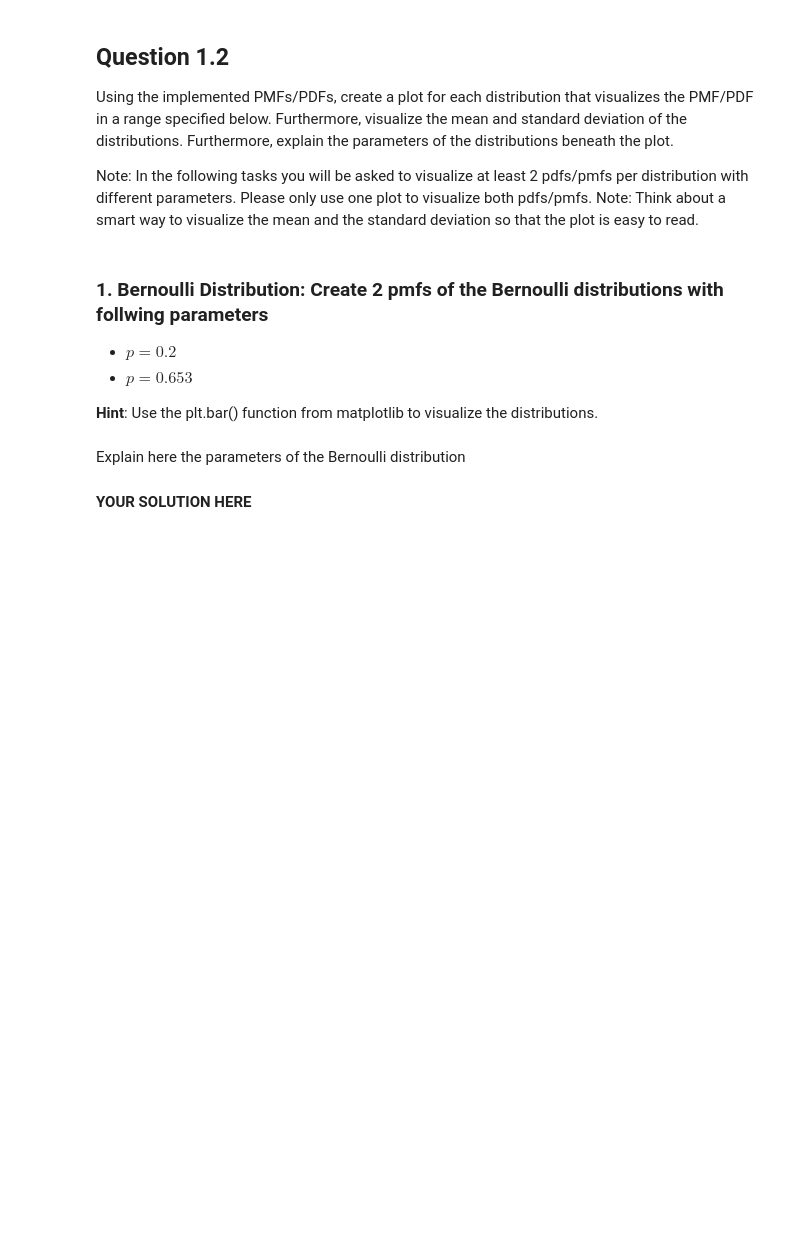
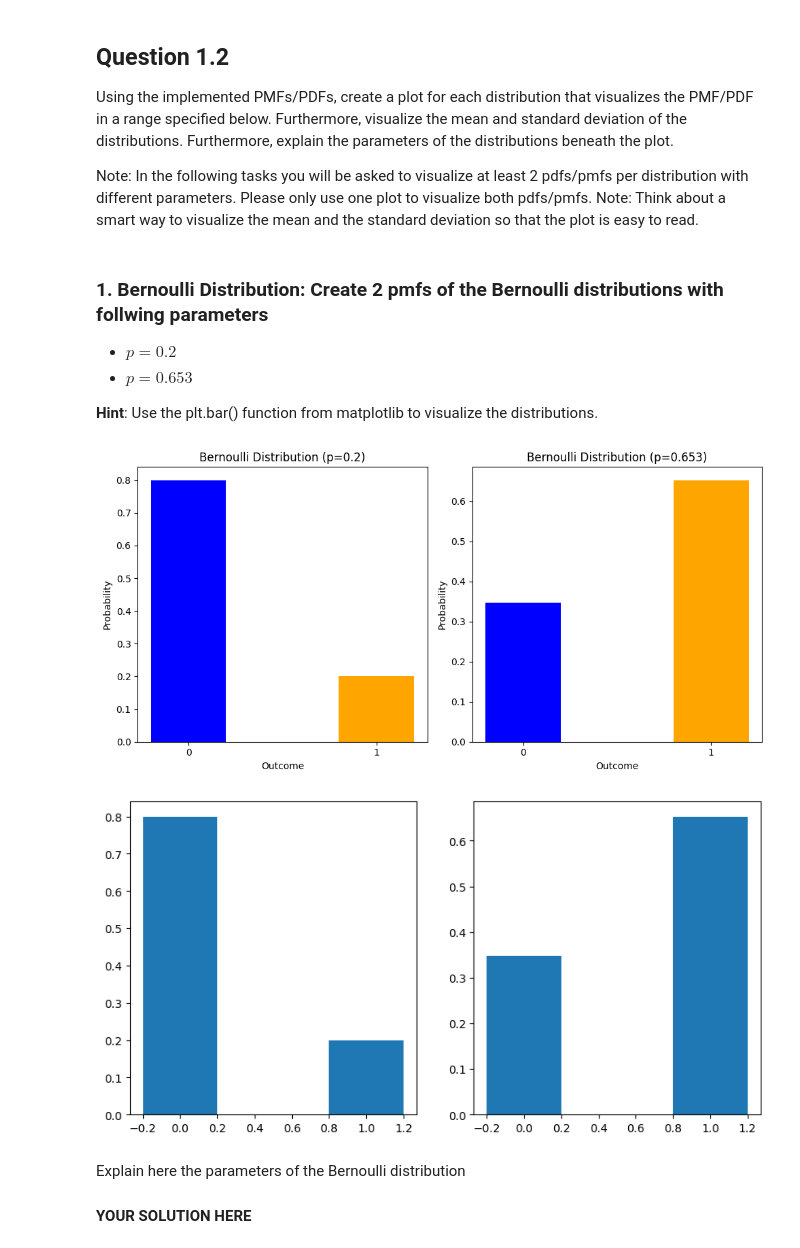
Before and after one commit to masprime77/PMI_homeworks, a Jupyter notebook: homework2_student_v1.ipynb, the cells around one changed output. Drawn from its saved outputs; the diff is of its cells as text; code cells hidden in the pictures; blank space fills up the shorter version.

```diff
--- a/homework2_student_v1.ipynb
+++ b/homework2_student_v1.ipynb
@@ -102,9 +102,42 @@ Note: Think about a smart way to visualize the mean and the standard deviation s
 **Hint**: Use the plt.bar() function from matplotlib to visualize the distributions.
 # %%
 def plt_bernolli():
-    #### YOUR SOLUTION HERE
+    import matplotlib.pyplot as plt
+    # Parameters of the Bernoulli distributions
+    p_values = [0.2, 0.653]
+
+    # Possible outcomes for a Bernoulli distribution
+    outcomes = [0, 1]
+
+    # Create subplots for the two distributions
+    fig, axes = plt.subplots(1, 2, figsize=(10, 5))
+
+    for i, p in enumerate(p_values):
+        pmf = [1 - p, p]  # PMF values for outcomes 0 and 1
+        axes[i].bar(outcomes, pmf, color=['blue', 'orange'], width=0.4)
+        axes[i].set_title(f'Bernoulli Distribution (p={p})')
+        axes[i].set_xticks(outcomes)
+        axes[i].set_xticklabels(['0', '1'])
+        axes[i].set_xlabel('Outcome')
+        axes[i].set_ylabel('Probability')
+
+    plt.tight_layout()
+    plt.show()
+
+
+    p1 = 0.2
+    p2 = 0.653
+
+    plt.figure(figsize=(10, 5))
+    plt.subplot(1, 2, 1)
+    plt.bar([0, 1], [1 - p1, p1], width=0.4)
+    plt.subplot(1, 2, 2)
+    plt.bar([0, 1], [1 - p2, p2], width=0.4)
 
 plt_bernolli()
+# %% [output]
+[figure, added]
+[figure, added]
 # %% [markdown]
 Explain here the parameters of the Bernoulli distribution
 
```
Also changed, not shown: parts of 1 cell of this notebook.
